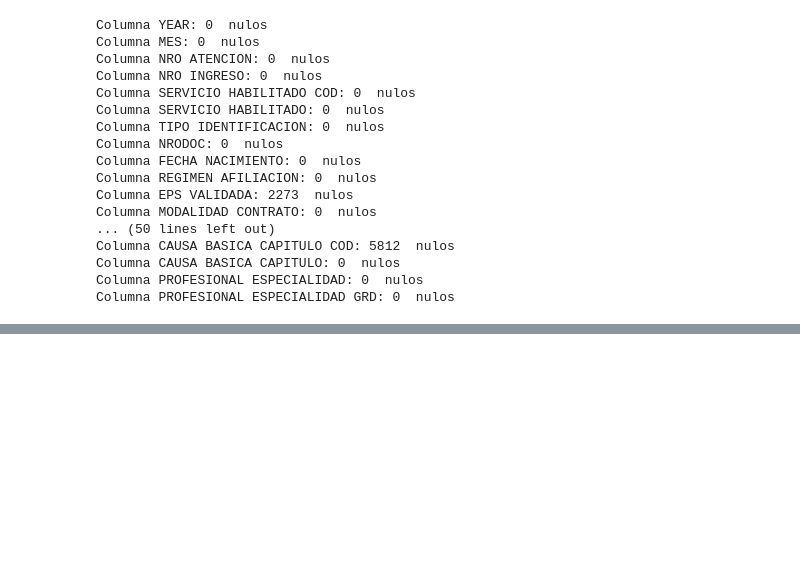
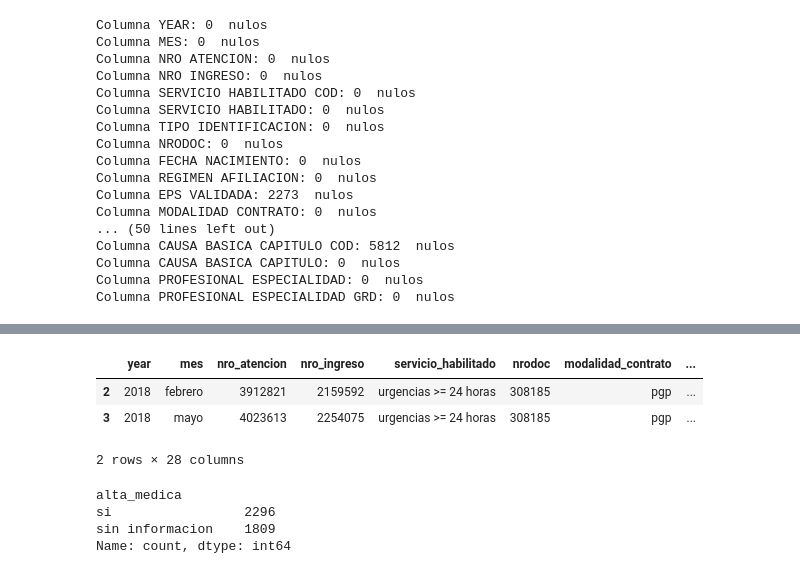
Before and after one commit to danielmancovidales/Aplicaciones-en-salud, a Jupyter notebook: prepro_egresos.ipynb, the cells around one changed output, grey strips where cells are left out. Saved outputs shown, nothing was run; the diff lists cells and outputs as text; code cells hidden in the pictures; blank space fills up the shorter version.

```diff
--- a/prepro_egresos.ipynb
+++ b/prepro_egresos.ipynb
@@ -106,0 +387,4 @@ Se decide eliminar la siguiente variable:
+# %%
+# Se calcula el tiempo de estancia de los pacientes en el hospital
+df_egresos['tiempo_estancia']=(df_egresos['fecha_salida']-df_egresos['fecha_ingreso_clinica'] ).dt.total_seconds() / 3600
+df_egresos['tiempo_estancia']
@@ -106,0 +404,21 @@ Se decide eliminar la siguiente variable:
+# %%
+# se deciden eliminar las fechas ya que fecha_ingreso_clinica y fecha_salida por que se se les hizo un procesamiento para conocer la estancia de los pacientes en horas, por lo cual estas variables no eran necesarias
+# Se eliminaron el resto de fechas ya que no se consideran importantes teniendo en cuenta la información que se tiene de los pacientes
+df_egresos=df_egresos.drop([ 'fecha_ingreso_servicio', 'fecha_alta_medica',
+       'fecha_salida', 'fecha_nacimiento'], axis=1)
+# %%
+### se obtiene una base de datos con 28 columnas
+df_egresos.head(2
+                )
+# %% [output]
+|  | year | mes | nro_atencion | nro_ingreso | servicio_habilitado | nrodoc | modalidad_contrato | ... |
+| 2 | 2018 | febrero | 3912821 | 2159592 | urgencias >= 24 horas | 308185 | pgp | ... |
+| 3 | 2018 | mayo | 4023613 | 2254075 | urgencias >= 24 horas | 308185 | pgp | ... |
+2 rows × 28 columns
+# %%
+df_egresos['alta_medica'].value_counts()
+# %% [output]
+alta_medica
+si                 2296
+sin informacion    1809
+Name: count, dtype: int64
```
Also changed, not shown: parts of 27 cells of this notebook.
